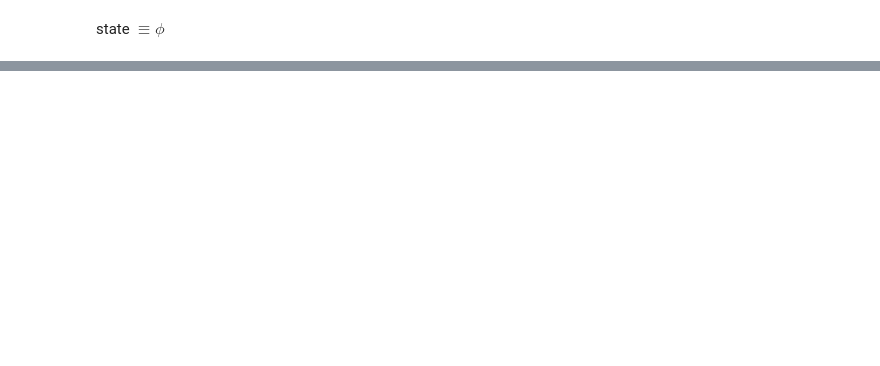
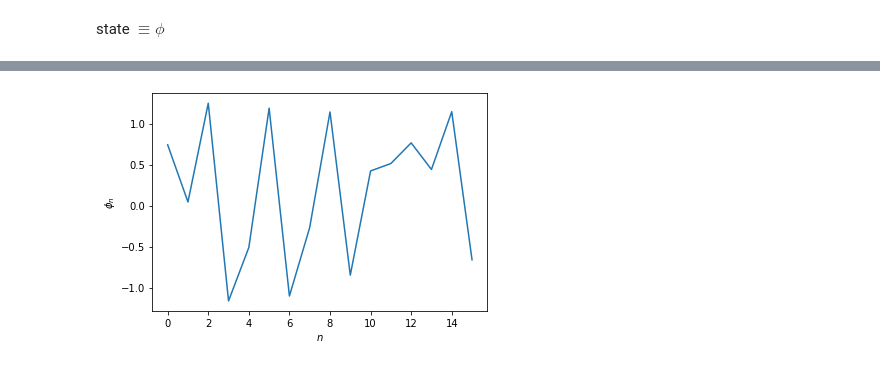
Before and after one commit to chaotic-systems/orbithunter, a Jupyter notebook: notebooks/generalization_to_henon_tutorial.ipynb, the cells around one changed output, grey strips where cells are left out. Drawn from its saved outputs; the diff is of its cells as text; code cells hidden in the pictures; blank space fills up the shorter version.

```diff
--- a/notebooks/generalization_to_henon_tutorial.ipynb
+++ b/notebooks/generalization_to_henon_tutorial.ipynb
@@ -274,5 +15,0 @@ Insufficient residual decrease, exiting with residual=6.254454242396983e-18
-# %%
-np.random.seed(99)
-phi = (np.random.rand(2))-0.5
-x = OrbitHN(state=np.array([-.1]), parameters=(1, 1))
-y = converge(x, method='solve', verbose=True)
@@ -346,2 +15,0 @@ x.residual()
-# %%
-y = x.from_numpy_array(np.array([0,0,0,0,0,0,0,0]))
@@ -373,0 +117,6 @@ OrbitKS({"basis": "modes", "parameters": ["128.8893", "62.7421", "0"], "field_sh
+# %%
+np.random.seed(99)
+phi = (np.random.rand(4))-0.5
+x = OrbitHN(state=phi,parameters=(8, 1))
+a = 1.4
+b = 0.3
@@ -373,0 +190,8 @@ OrbitKS({"basis": "modes", "parameters": ["128.8893", "62.7421", "0"], "field_sh
+# %%
+for seed in range(100):
+    np.random.seed(seed)
+    phi = 10*(np.random.rand(16))-5
+    x = OrbitHN(state=phi,  parameters=(16, 1))
+    y = converge(x, method='lstsq', verbose=True, tol=1e-8)
+    if y.status==-1:
+        break
@@ -373,0 +216,4 @@ OrbitKS({"basis": "modes", "parameters": ["128.8893", "62.7421", "0"], "field_sh
+# %%
+y.orbit.plot()
+# %% [output]
+[figure, added]
```
Also changed, not shown: parts of 76 cells of this notebook, 2 other files.
